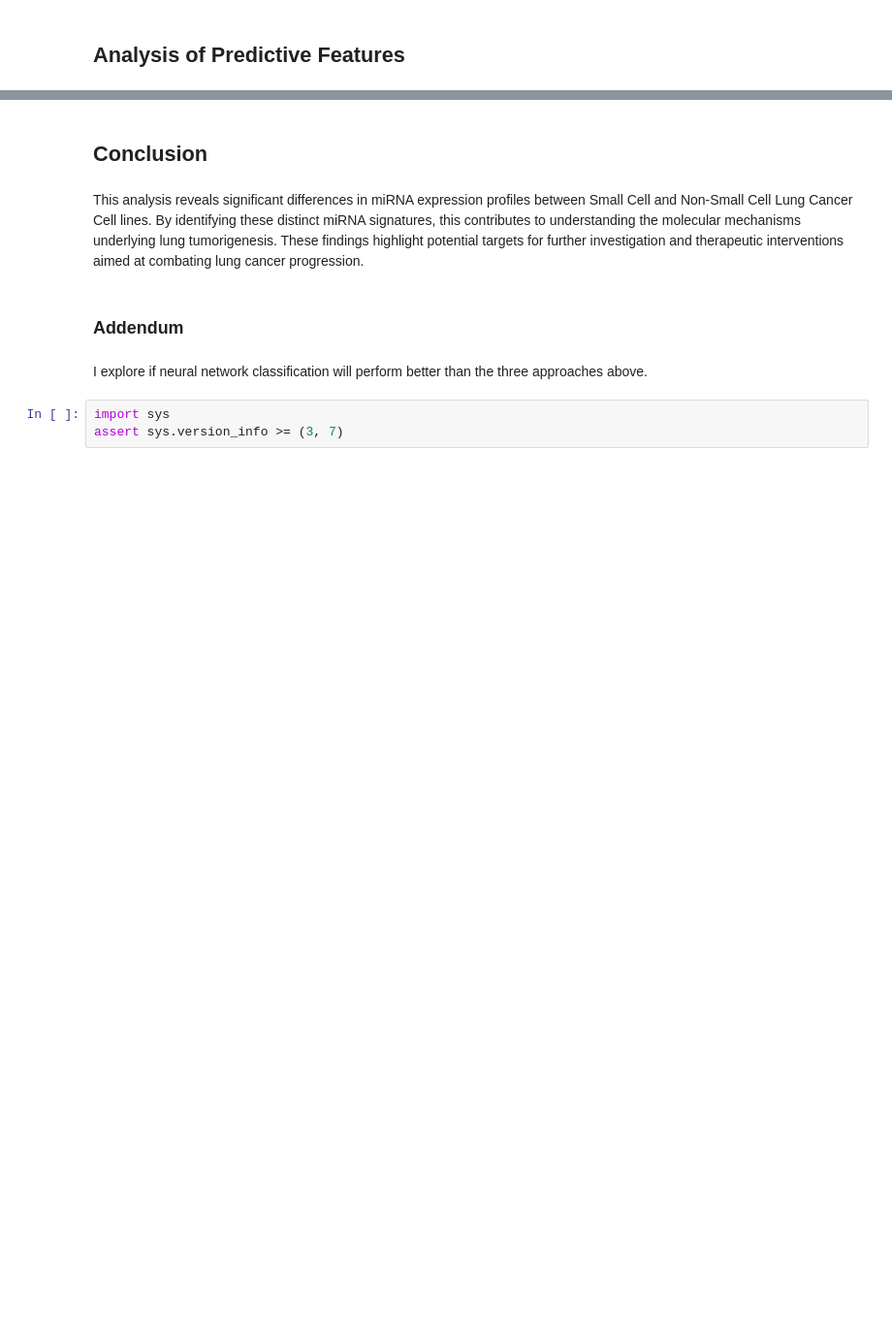
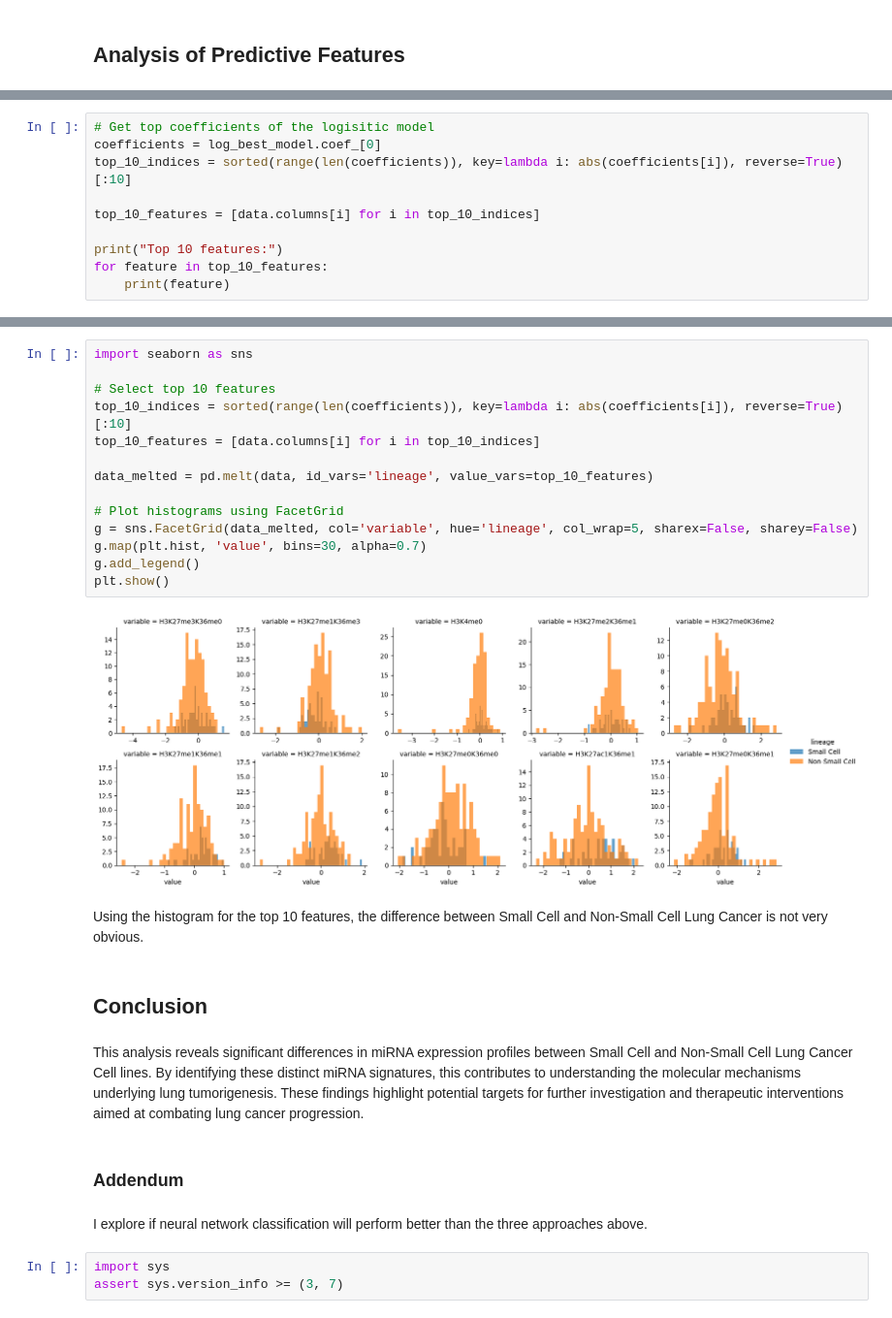
Before and after one commit to gc2321/3235-Machine-Learning, a Jupyter notebook: lung/lung_chromatin.ipynb, the cells around one changed output, grey strips where cells are left out. Shown at 97% size. Drawn from its saved outputs; the diff is of its cells as text; blank space fills up the shorter version.

```diff
--- a/lung/lung_chromatin.ipynb
+++ b/lung/lung_chromatin.ipynb
@@ -729,0 +645,10 @@ table
+# %%
+# Get top coefficients of the logisitic model
+coefficients = log_best_model.coef_[0]
+top_10_indices = sorted(range(len(coefficients)), key=lambda i: abs(coefficients[i]), reverse=True)[:10]
+
+top_10_features = [data.columns[i] for i in top_10_indices]
+
+print("Top 10 features:")
+for feature in top_10_features:
+    print(feature)
@@ -730,3 +686,21 @@ table
+# %%
+import seaborn as sns
+
+# Select top 10 features
+top_10_indices = sorted(range(len(coefficients)), key=lambda i: abs(coefficients[i]), reverse=True)[:10]
+top_10_features = [data.columns[i] for i in top_10_indices]
+
+data_melted = pd.melt(data, id_vars='lineage', value_vars=top_10_features)
+
+# Plot histograms using FacetGrid
+g = sns.FacetGrid(data_melted, col='variable', hue='lineage', col_wrap=5, sharex=False, sharey=False)
+g.map(plt.hist, 'value', bins=30, alpha=0.7)
+g.add_legend()
+plt.show()
+# %% [output]
+[figure, added]
+# %% [markdown]
+Using the histogram for the top 10 features, the difference between Small Cell and Non-Small Cell Lung Cancer is not very obvious.
 # %% [markdown]
 ## **Conclusion**
 # %% [markdown]
```
Also changed, not shown: parts of 32 cells of this notebook.
